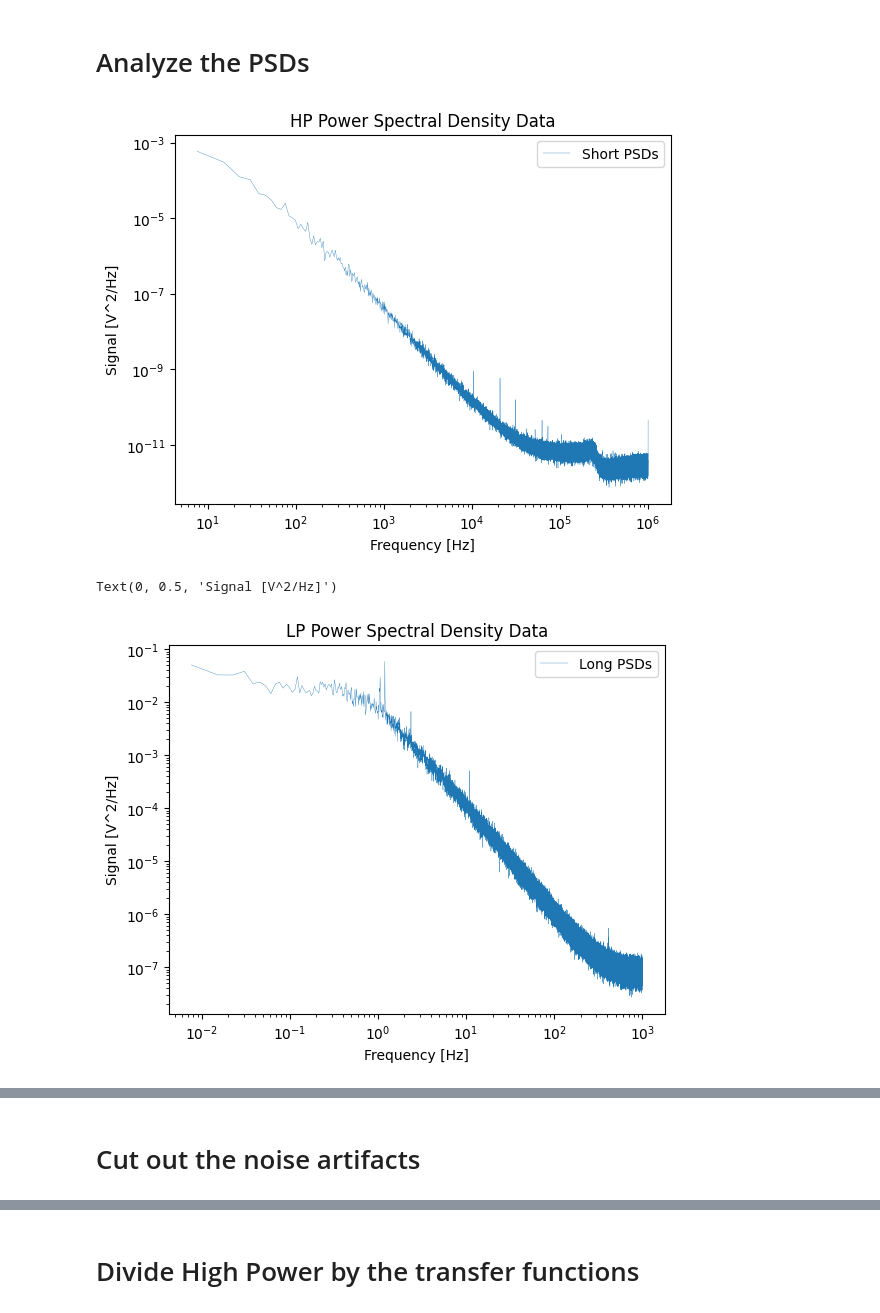
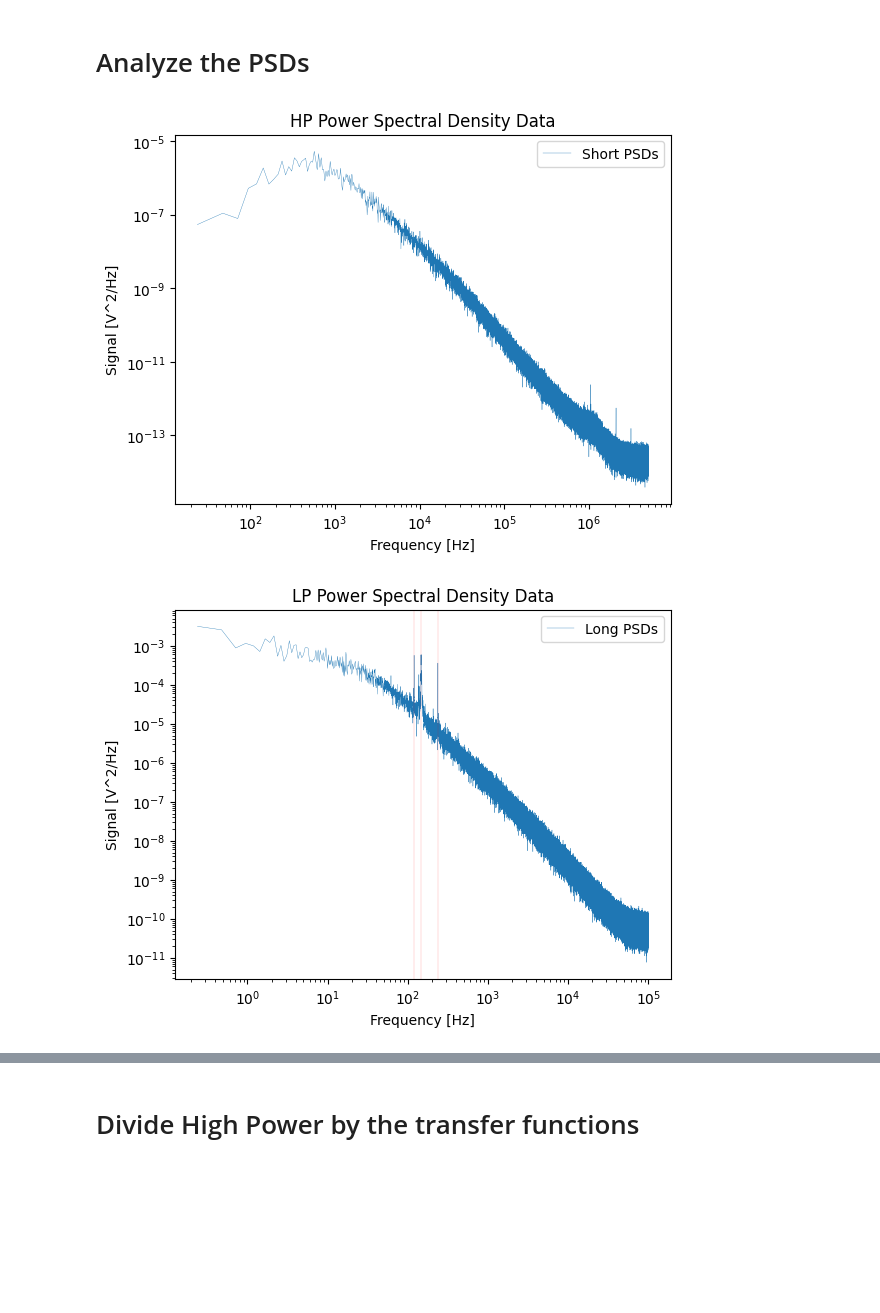
Before and after one commit to mcthumann/Brownian_Data_Analysis, a Jupyter notebook: scripts/HP_LP_Stitch.ipynb, the cells around one changed output, grey strips where cells are left out. Cells and saved outputs as stored; diff of their text form; code cells hidden in the pictures; blank space fills up the shorter version.

```diff
--- a/scripts/HP_LP_Stitch.ipynb
+++ b/scripts/HP_LP_Stitch.ipynb
@@ -43,16 +43,14 @@ Text(0.5, 1.0, 'Transfer Funtion')
 # %% [markdown]
 # Load the data
 # %%
-LP_filename = r"C:\Users\Cole Thumann\Desktop\LabData\20241119\long-good-noise"
-lp_offset = 54
-HP_filename = r"C:\Users\Cole Thumann\Desktop\LabData\20241119\short-good-noise"
-hp_offset = 13
+LP_filename = r"C:\Users\GaGe\Desktop\Brownian_Data_2024\October_Gage_Data\20241122\friday_data_long"
+lp_offset = 0
+HP_filename = r"C:\Users\GaGe\Desktop\Brownian_Data_2024\October_Gage_Data\20241122\friday_data"
+hp_offset = 3
 
 traces_LP = check_and_load_or_process("", lp_offset, LP_filename, "Y", NUM_FILES)
 
-traces_HP = check_and_load_or_process("",
-        hp_offset, HP_filename, "X", NUM_FILES
-    )
+traces_HP = check_and_load_or_process("", hp_offset, HP_filename, "X", NUM_FILES)
 
 
 time_hp = np.arange(0, len(traces_HP[0]['series']))
@@ -100,13 +98,19 @@ MASS TOTAL IS 1.767145867644259e-13
 # %% [markdown]
 # Process the data
 # %%
+from allantools import *
 results_hp = []
 results_lp = []
 
 for trace in traces_LP:
-    result = process_series(trace['series'], conf_lp)
+    result = process_series(trace['series'], conf_lp, bin=10)
+    print("sampling rate ", conf_lp.sampling_rate)
+    allan_dev = oadev(data=trace['series'], rate=conf_lp.sampling_rate)
+    plt.plot(allan_dev[0], allan_dev[1])
+    plt.xscale('log')
+    plt.yscale('log')
     results_lp.append(result)
 
 for trace in traces_HP:
-    result = process_series(trace['series'], conf_hp)
+    result = process_series(trace['series'], conf_hp, bin=20)
     results_hp.append(result)
@@ -115,31 +133,44 @@ for trace in traces_HP:
 # %%
 # Average the HP PSDs
 hp_PSDs = np.array([item["psd"][1:-1] for item in results_hp])
 hp_avg_psd = np.mean(hp_PSDs, axis=0)
 
 lp_PSDs = np.array([item["psd"][1:-1] for item in results_lp])
 lp_avg_psd = np.mean(lp_PSDs, axis=0)
 
 freq_lp = results_lp[0]["frequency"][1:-1]
 freq_hp = results_hp[0]["frequency"][1:-1]
 
 plt.plot(freq_hp, hp_avg_psd, label="Short PSDs", linewidth=.25)
 plt.xscale("log")
 plt.yscale("log")
 plt.legend()
 plt.title("HP Power Spectral Density Data")
 plt.xlabel("Frequency [Hz]")
 plt.ylabel("Signal [V^2/Hz]")
 plt.show()
 
 plt.plot(freq_lp, lp_avg_psd, label="Long PSDs", linewidth=.25)
 plt.xscale("log")
 plt.yscale("log")
 plt.legend()
 plt.title("LP Power Spectral Density Data")
 plt.xlabel("Frequency [Hz]")
 plt.ylabel("Signal [V^2/Hz]")
+plt.axvline(1.2e2, linewidth=.1, color='r')
+plt.axvline(1.47e2, linewidth=.1, color='r')
+plt.axvline(2.39e2, linewidth=.1, color='r')
+plt.show()
+
+plt.plot(freq_hp, hp_avg_psd, label="HP PSDs", linewidth=.25)
+plt.plot(freq_lp, lp_avg_psd, label="LP PSDs", linewidth=.25)
+plt.xscale("log")
+plt.yscale("log")
+plt.legend()
+plt.title("Both Power Spectral Density Data")
+plt.xlabel("Frequency [Hz]")
+plt.ylabel("Signal [V^2/Hz]")
+plt.show()
 # %% [output]
-[figure, old version]
+[figure, new version]
-Text(0, 0.5, 'Signal [V^2/Hz]')
-[figure, old version]
+[figure, new version]
@@ -146,2 +177,0 @@ Text(0, 0.5, 'Signal [V^2/Hz]')
-# %% [markdown]
-# Cut out the noise artifacts
```
Also changed, not shown: parts of 19 cells of this notebook, 3 other files.
